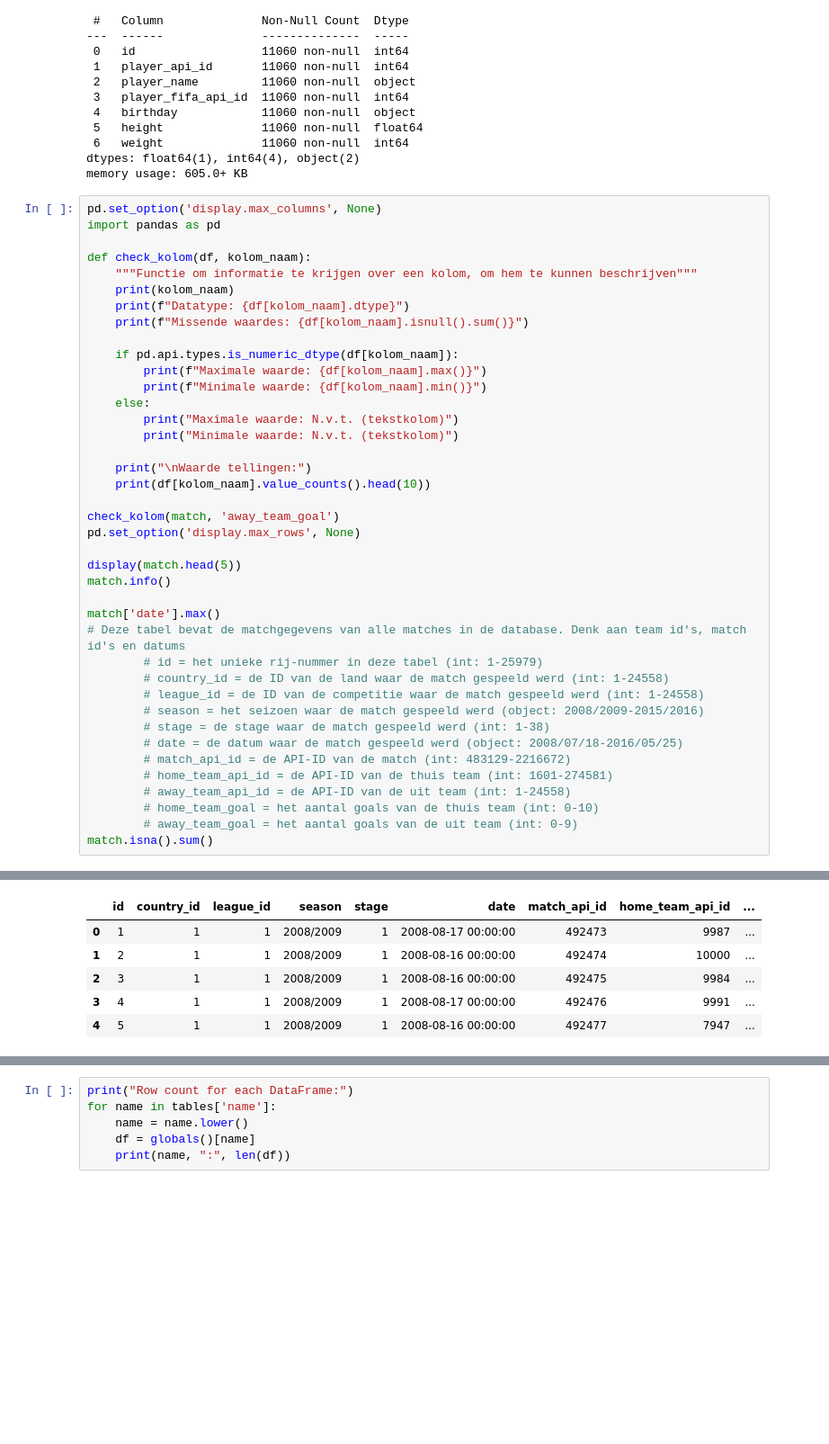
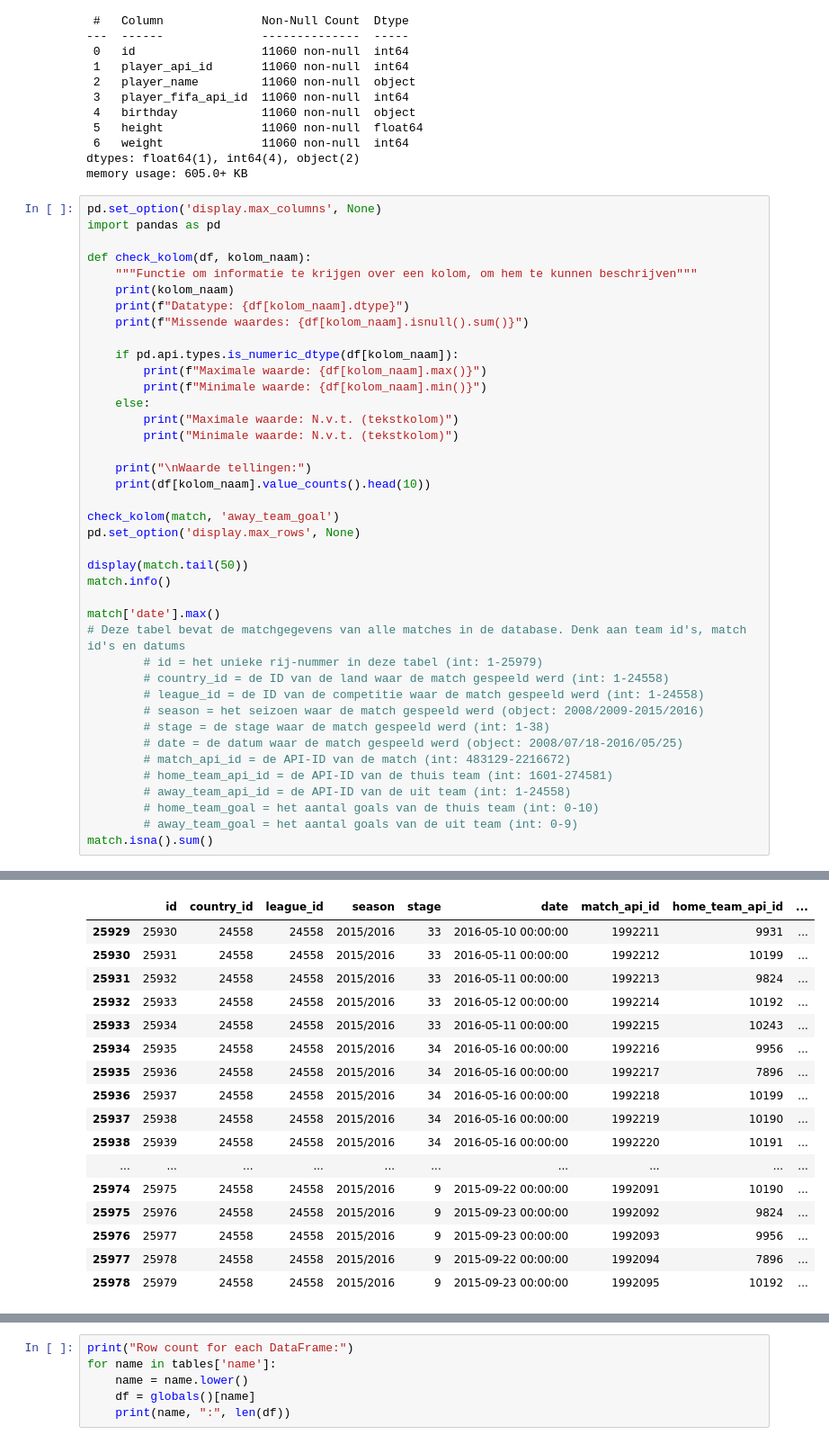
Before and after one commit to TijnD07/DataLab2-Sprint2, a Jupyter notebook: index.ipynb, the cells around one changed output, grey strips where cells are left out. Shown at 90% size. Drawn from its saved outputs; the diff is of its cells as text; blank space fills up the shorter version.

```diff
--- a/index.ipynb
+++ b/index.ipynb
@@ -258,7 +258,7 @@ def check_kolom(df, kolom_naam):
 check_kolom(match, 'away_team_goal')
 pd.set_option('display.max_rows', None)
 
-display(match.head(5))
+display(match.tail(50))
 match.info()
 
 match['date'].max()
@@ -269,38 +269,49 @@ match['date'].max()
         # season = het seizoen waar de match gespeeld werd (object: 2008/2009-2015/2016)
         # stage = de stage waar de match gespeeld werd (int: 1-38)
         # date = de datum waar de match gespeeld werd (object: 2008/07/18-2016/05/25)
         # match_api_id = de API-ID van de match (int: 483129-2216672)
         # home_team_api_id = de API-ID van de thuis team (int: 1601-274581)
         # away_team_api_id = de API-ID van de uit team (int: 1-24558)
         # home_team_goal = het aantal goals van de thuis team (int: 0-10)
         # away_team_goal = het aantal goals van de uit team (int: 0-9)
 match.isna().sum()
 # %% [output]
 away_team_goal
 Datatype: int64
 Missende waardes: 0
 Maximale waarde: 9
 Minimale waarde: 0
 
 Waarde tellingen:
 away_team_goal
 1    8989
 0    8687
 2    5146
 3    2145
 4     718
 5     215
 6      63
 7      10
 8       5
 9       1
 Name: count, dtype: int64
 |  | id | country_id | league_id | season | stage | date | match_api_id | home_team_api_id | ... |
-| 0 | 1 | 1 | 1 | 2008/2009 | 1 | 2008-08-17 00:00:00 | 492473 | 9987 | ... |
-| 1 | 2 | 1 | 1 | 2008/2009 | 1 | 2008-08-16 00:00:00 | 492474 | 10000 | ... |
-| 2 | 3 | 1 | 1 | 2008/2009 | 1 | 2008-08-16 00:00:00 | 492475 | 9984 | ... |
-| 3 | 4 | 1 | 1 | 2008/2009 | 1 | 2008-08-17 00:00:00 | 492476 | 9991 | ... |
-| 4 | 5 | 1 | 1 | 2008/2009 | 1 | 2008-08-16 00:00:00 | 492477 | 7947 | ... |
+| 25929 | 25930 | 24558 | 24558 | 2015/2016 | 33 | 2016-05-10 00:00:00 | 1992211 | 9931 | ... |
+| 25930 | 25931 | 24558 | 24558 | 2015/2016 | 33 | 2016-05-11 00:00:00 | 1992212 | 10199 | ... |
+| 25931 | 25932 | 24558 | 24558 | 2015/2016 | 33 | 2016-05-11 00:00:00 | 1992213 | 9824 | ... |
+| 25932 | 25933 | 24558 | 24558 | 2015/2016 | 33 | 2016-05-12 00:00:00 | 1992214 | 10192 | ... |
+| 25933 | 25934 | 24558 | 24558 | 2015/2016 | 33 | 2016-05-11 00:00:00 | 1992215 | 10243 | ... |
+| 25934 | 25935 | 24558 | 24558 | 2015/2016 | 34 | 2016-05-16 00:00:00 | 1992216 | 9956 | ... |
+| 25935 | 25936 | 24558 | 24558 | 2015/2016 | 34 | 2016-05-16 00:00:00 | 1992217 | 7896 | ... |
+| 25936 | 25937 | 24558 | 24558 | 2015/2016 | 34 | 2016-05-16 00:00:00 | 1992218 | 10199 | ... |
+| 25937 | 25938 | 24558 | 24558 | 2015/2016 | 34 | 2016-05-16 00:00:00 | 1992219 | 10190 | ... |
+| 25938 | 25939 | 24558 | 24558 | 2015/2016 | 34 | 2016-05-16 00:00:00 | 1992220 | 10191 | ... |
+| ... | ... | ... | ... | ... | ... | ... | ... | ... | ... |
+| 25974 | 25975 | 24558 | 24558 | 2015/2016 | 9 | 2015-09-22 00:00:00 | 1992091 | 10190 | ... |
+| 25975 | 25976 | 24558 | 24558 | 2015/2016 | 9 | 2015-09-23 00:00:00 | 1992092 | 9824 | ... |
+| 25976 | 25977 | 24558 | 24558 | 2015/2016 | 9 | 2015-09-23 00:00:00 | 1992093 | 9956 | ... |
+| 25977 | 25978 | 24558 | 24558 | 2015/2016 | 9 | 2015-09-22 00:00:00 | 1992094 | 7896 | ... |
+| 25978 | 25979 | 24558 | 24558 | 2015/2016 | 9 | 2015-09-23 00:00:00 | 1992095 | 10192 | ... |
 <class 'pandas.core.frame.DataFrame'>
 RangeIndex: 25979 entries, 0 to 25978
 Columns: 115 entries, id to BSA
```
Also changed, not shown: parts of 3 cells of this notebook.
